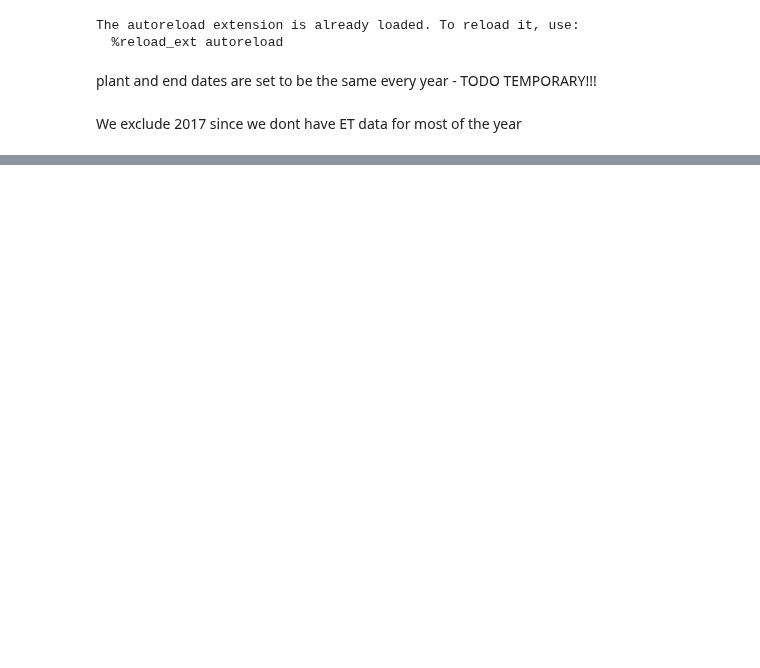
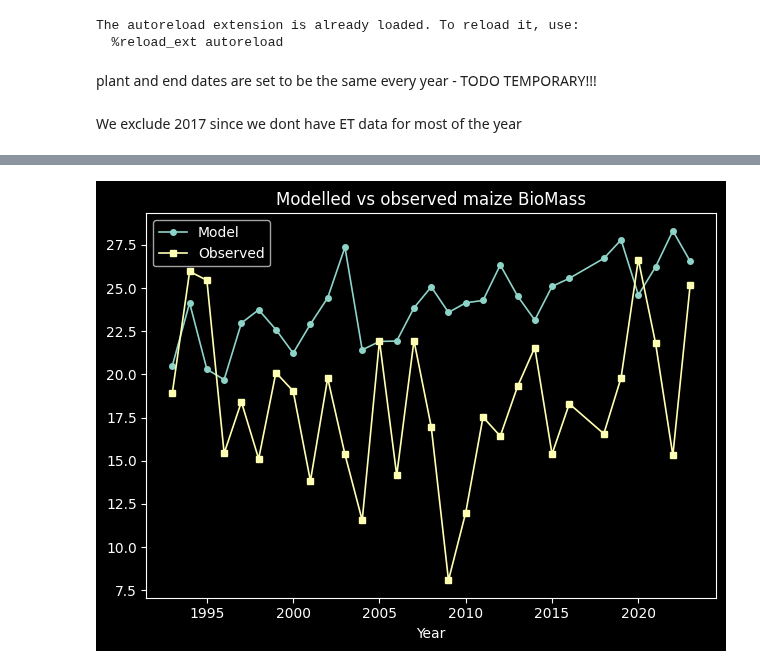
Before and after one commit to rokuk/aquacrop-slovenia, a Jupyter notebook: notebooks/exploration/Running Jablje.ipynb, the cells around one changed output, grey strips where cells are left out. Cells and saved outputs as stored; diff of their text form; code cells hidden in the pictures; blank space fills up the shorter version.

```diff
--- a/notebooks/exploration/Running Jablje.ipynb
+++ b/notebooks/exploration/Running Jablje.ipynb
@@ -158,0 +143,4 @@ root_mean_squared_error(get_yield_for_comparison("jablje", "A", "N0"), results["
+# %%
+plot_yield_timeseries_comparison(seasonal_results, get_yield_for_comparison(LOCATION, "biomass", "A", "N3"), "BioMass")
+# %% [output]
+[figure, added]
```
Also changed, not shown: parts of 23 cells of this notebook, 44 other files.
